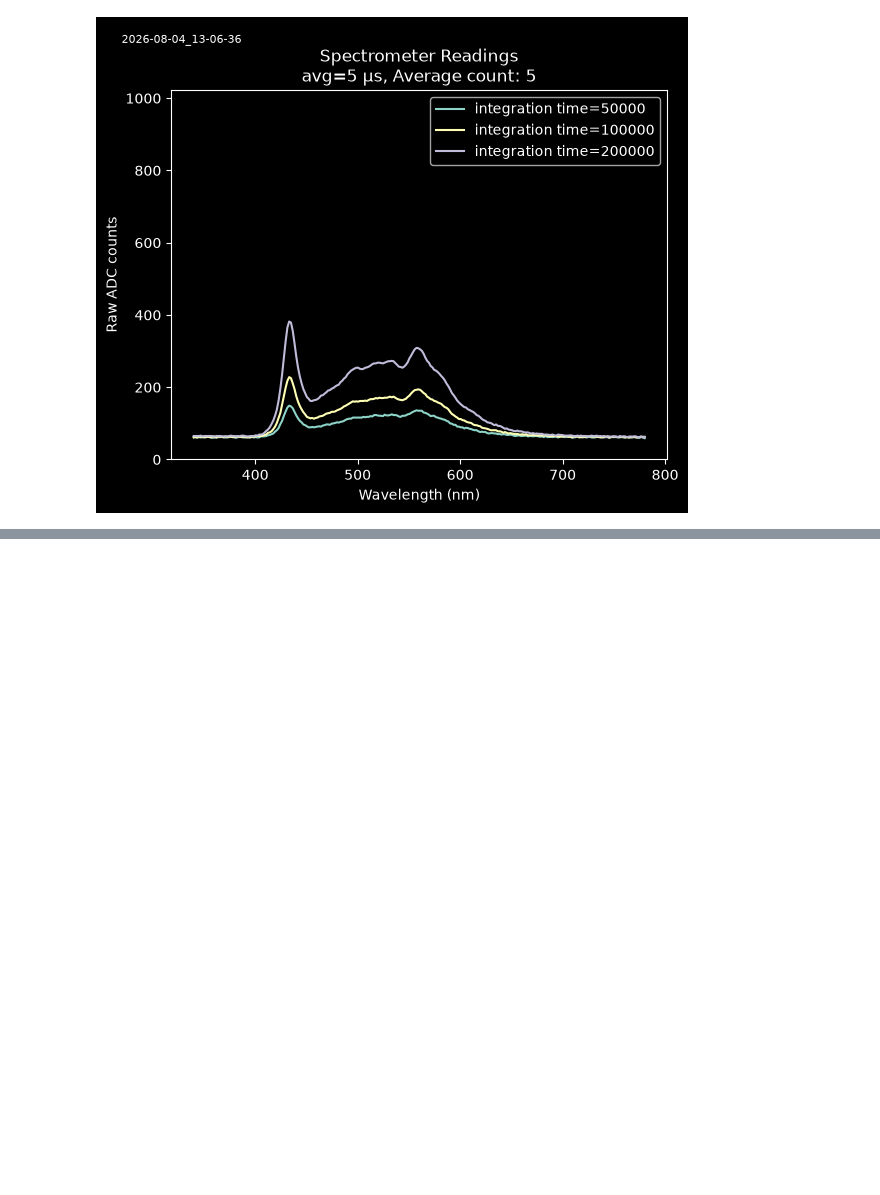
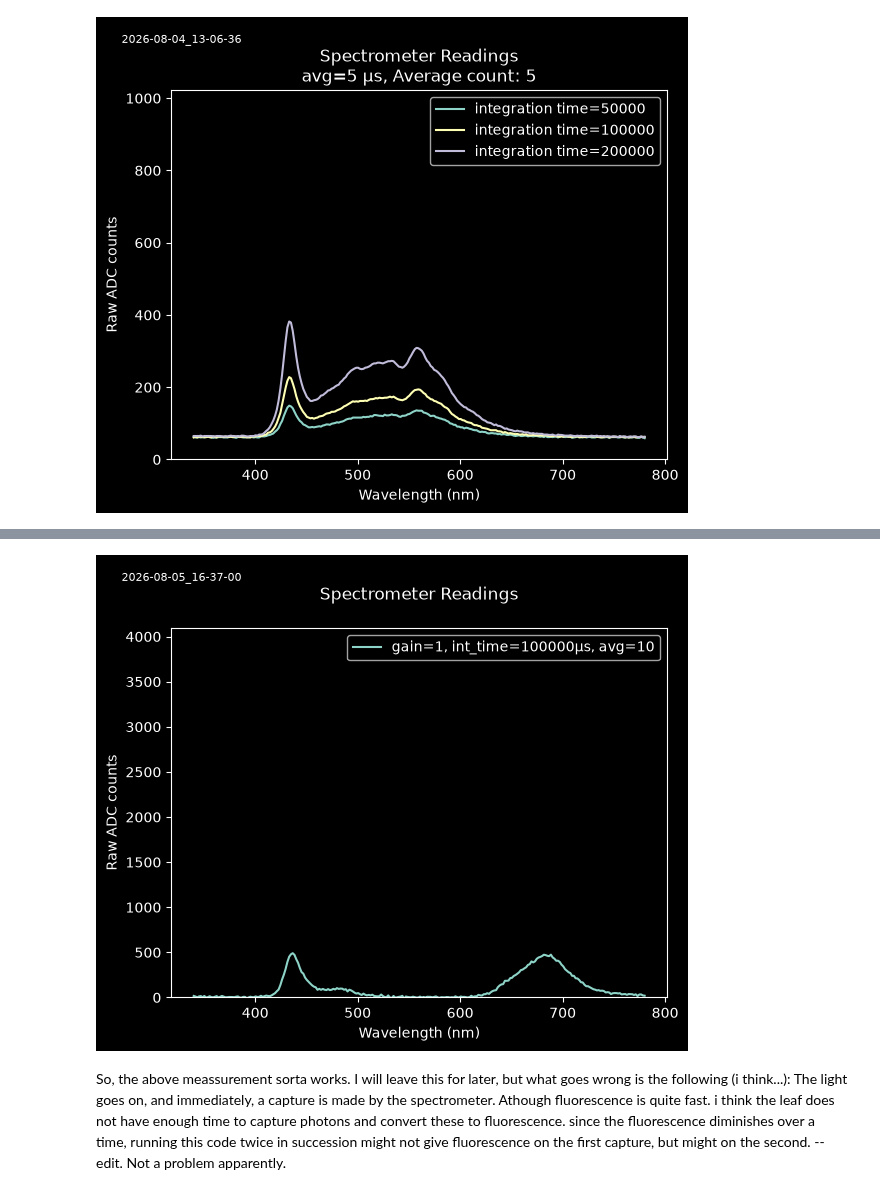
Before and after one commit to Jan-IngenHousz-Institute/spectrometer-C12666MA, a Jupyter notebook: C12666MA code.ipynb, the cells around one changed output, grey strips where cells are left out. Drawn from its saved outputs; the diff is of its cells as text; code cells hidden in the pictures; blank space fills up the shorter version.

```diff
--- a/C12666MA code.ipynb
+++ b/C12666MA code.ipynb
@@ -342,8 +460,0 @@ Measuring with config: [10, 200000, 1]
-# %%
-results = []
-for config in [config1, config2]:
-    print(f"Measuring with config: {config}")
-    read = measure_spec(PORT, *config).split(",")
-    results.append(read)
-
-print(results)
@@ -373,10 +469,11 @@ plt.show()
 # %% [output]
 [figure]
 # %%
+# Old code ---- use other code
 
-read1 = measure_spec(PORT, avg=5, integration_time=50000, gain=1)
-read2 = measure_spec(PORT, avg=5, integration_time=100000, gain=1)
-read3 = measure_spec(PORT, avg=5, integration_time=200000, gain=1)
+read1 = measure_spec_raw(PORT, avg=5, integration_time=50000, gain=1)
+read2 = measure_spec_raw(PORT, avg=5, integration_time=100000, gain=1)
+read3 = measure_spec_raw(PORT, avg=5, integration_time=200000, gain=1)
 
 
 n_pixels = 256
@@ -427,2 +526,61 @@ print(measurement)
+# %%
+# Subtraction Spectra
+# This code is similor to the one used above, but can be used to take two spectra and subtract the first from the second spectrum.
+# In the current case,
+
+#specify all configs for the plot [avg (max 63), integration time (µs, min 1280), gain (0 or 1, low or high), LED (0 or 1, On or off)]
+configs = [
+    [10, 100000, 1, 0],
+    [10, 100000, 1, 1],
+]
+
+n_pixels = 256
+columns = ["timestamp", "avg", "integration_time", "gain"] + [f"pixel{i}" for i in range(n_pixels)]
+
+results = []
+
+for config in configs:
+    spectrum = measure_spec(
+        avg=config[0],
+        integration_time=config[1],
+        gain=config[2],
+        led=config[3]
+    )
+    results.append(spectrum.split(","))
+
+data = pd.DataFrame(results, columns=columns)
+
+# Numeric columns come in as strings from the split - convert them.
+numeric_cols = ["avg", "integration_time", "gain"] + [f"pixel{i}" for i in range(n_pixels)]
+data[numeric_cols] = data[numeric_cols].astype(int)
+
+first_timestamp = data.loc[0, "timestamp"]
+safe_timestamp = first_timestamp.replace(":", "-").replace(" ", "_")
+data.to_csv(os.path.join("data", f"spec {safe_timestamp}_data.csv"), index=False)
+
+# --- Plotting: use ONLY the pixel columns ---
+pixel_cols = [c for c in data.columns if c.startswith("pixel")]
+x = np.linspace(340, 780, len(pixel_cols))
+
+Spec_subtraction = np.subtract(data.loc[1, pixel_cols], data.loc[0, pixel_cols])
+
+y = Spec_subtraction
+avg, int_time, gain = data.loc[1, 'avg'], data.loc[1, 'integration_time'], data.loc[1, 'gain']
+label = f"gain={gain}, int_time={int_time}µs, avg={avg}"
+plt.plot(x, y, label=label)
+
+plt.legend()
+plt.text(-0.1, 1.15, f"{safe_timestamp}", size=8, ha="left", va="top", transform=plt.gca().transAxes)
+plt.ylim(0, 4096)  # we have a 10-bit ADC counts
+plt.xlabel("Wavelength (nm)")
+plt.ylabel("Raw ADC counts")
+plt.title("\n" + "Spectrometer Readings\n")
+plt.show()
+# %% [output]
+[figure, added]
+# %% [markdown]
+So, the above meassurement sorta works. I will leave this for later, but what goes wrong is the following (i think...):
+    The light goes on, and immediately, a capture is made by the spectrometer. Athough fluorescence is quite fast. i think the leaf does not have enough time to capture photons and convert these to fluorescence. since the fluorescence diminishes over a time, running this code twice in succession might not give fluorescence on the first capture, but might on the second.
+        -- edit. Not a problem apparently.
 # %%
 ser.close()
```
Also changed, not shown: parts of 14 cells of this notebook, 2 other files.
